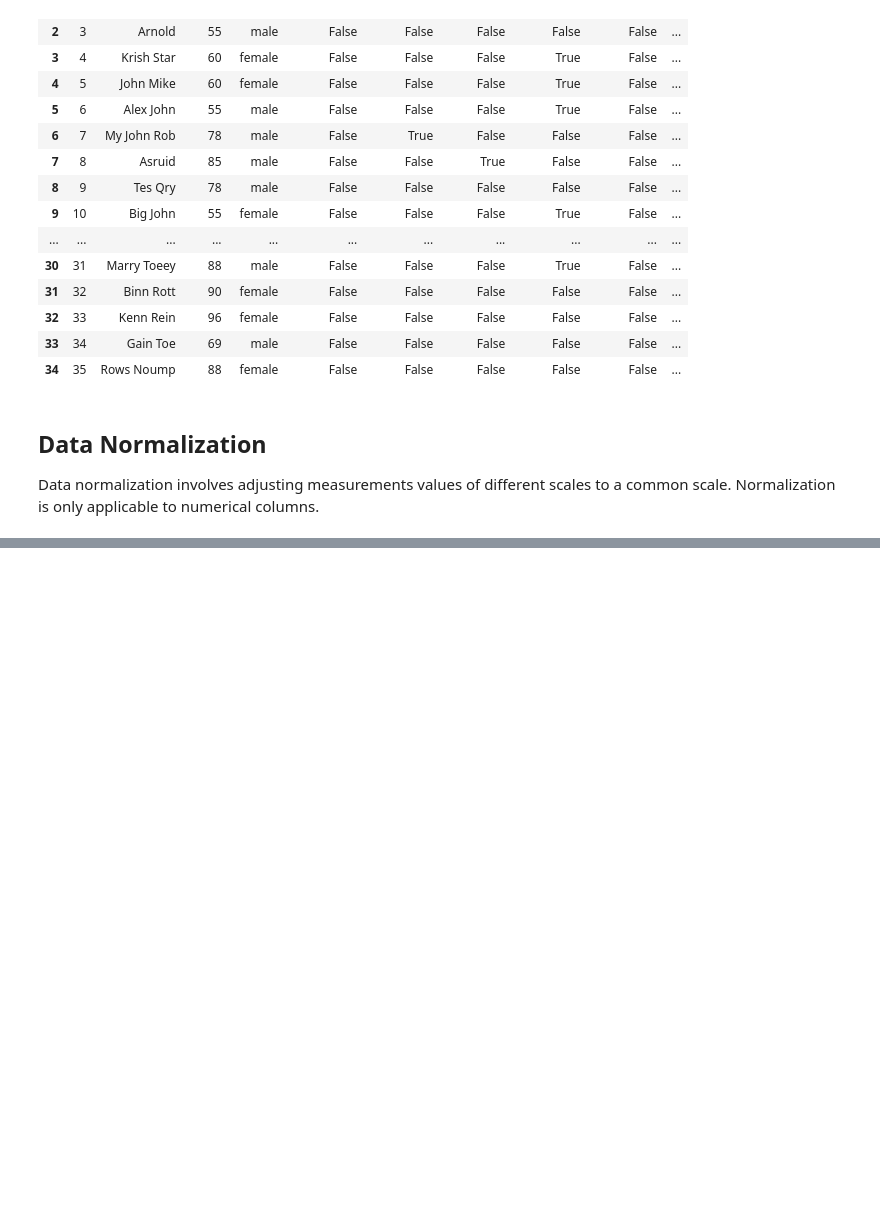
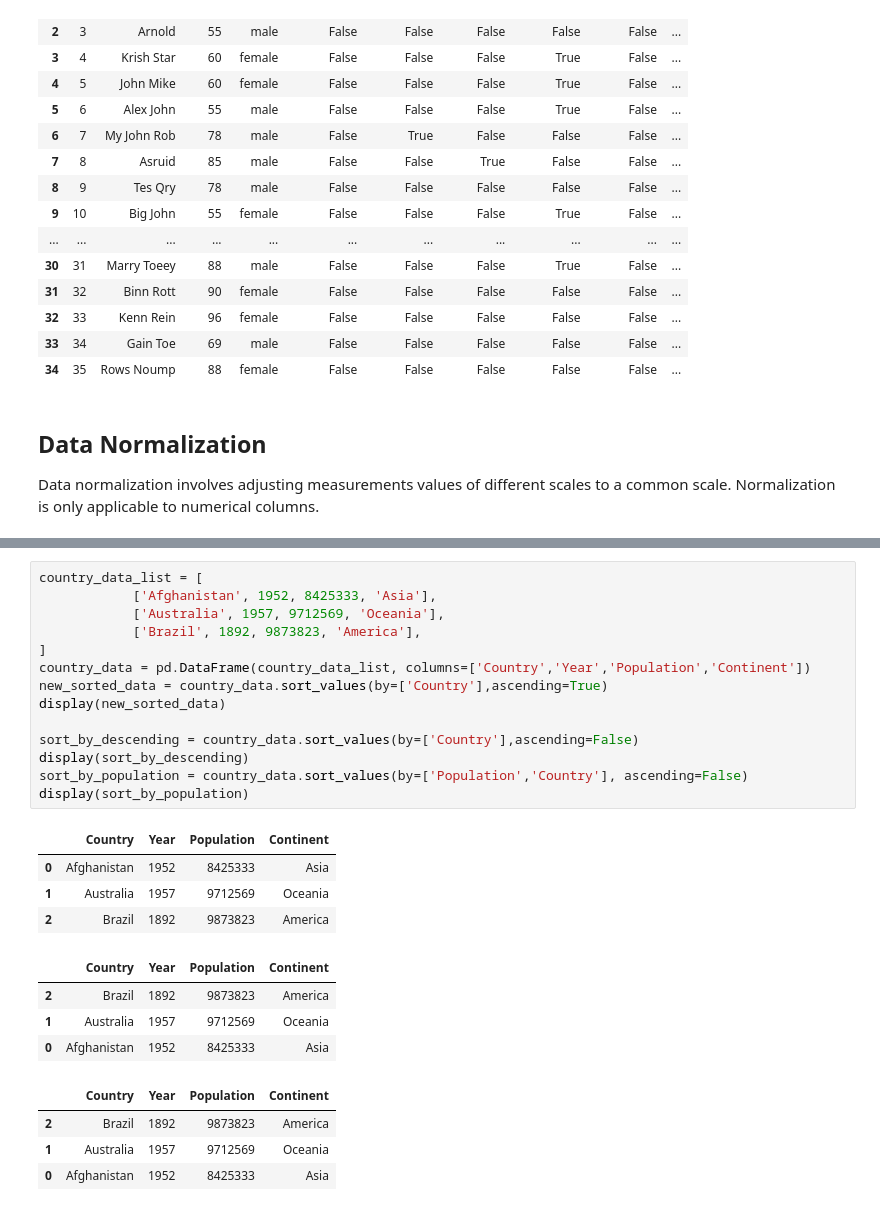
Before and after one commit to Samyog10/Python, a Jupyter notebook: week_4.ipynb, the cells around one changed output, grey strips where cells are left out. Drawn from its saved outputs; the diff is of its cells as text; blank space fills up the shorter version.

```diff
--- a/week_4.ipynb
+++ b/week_4.ipynb
@@ -208,0 +275,27 @@ NameError: name 'pd' is not defined
+# %%
+country_data_list = [
+            ['Afghanistan', 1952, 8425333, 'Asia'],
+            ['Australia', 1957, 9712569, 'Oceania'],
+            ['Brazil', 1892, 9873823, 'America'],
+]
+country_data = pd.DataFrame(country_data_list, columns=['Country','Year','Population','Continent'])
+new_sorted_data = country_data.sort_values(by=['Country'],ascending=True)
+display(new_sorted_data)
+
+sort_by_descending = country_data.sort_values(by=['Country'],ascending=False)
+display(sort_by_descending)
+sort_by_population = country_data.sort_values(by=['Population','Country'], ascending=False)
+display(sort_by_population)
+# %% [output]
+|  | Country | Year | Population | Continent |
+| 0 | Afghanistan | 1952 | 8425333 | Asia |
+| 1 | Australia | 1957 | 9712569 | Oceania |
+| 2 | Brazil | 1892 | 9873823 | America |
+|  | Country | Year | Population | Continent |
+| 2 | Brazil | 1892 | 9873823 | America |
+| 1 | Australia | 1957 | 9712569 | Oceania |
+| 0 | Afghanistan | 1952 | 8425333 | Asia |
+|  | Country | Year | Population | Continent |
+| 2 | Brazil | 1892 | 9873823 | America |
+| 1 | Australia | 1957 | 9712569 | Oceania |
+| 0 | Afghanistan | 1952 | 8425333 | Asia |
```
Also changed, not shown: parts of 6 cells of this notebook.
